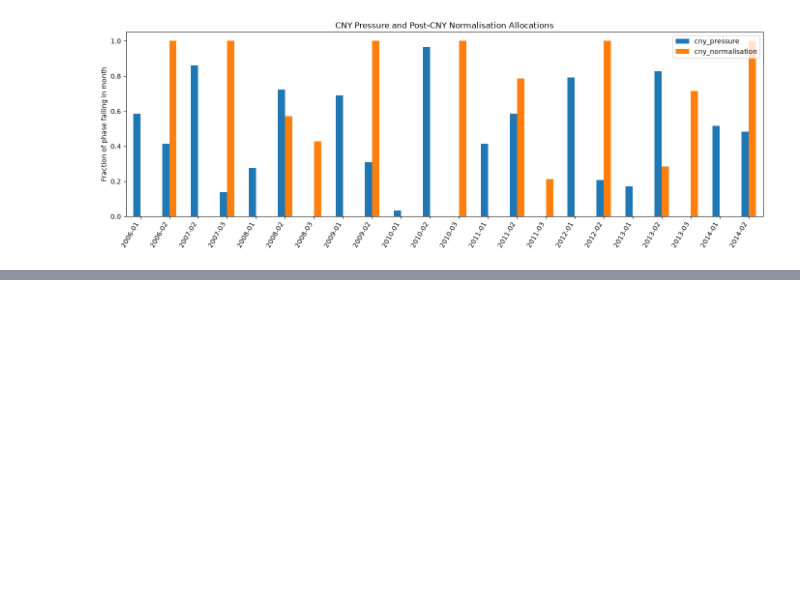
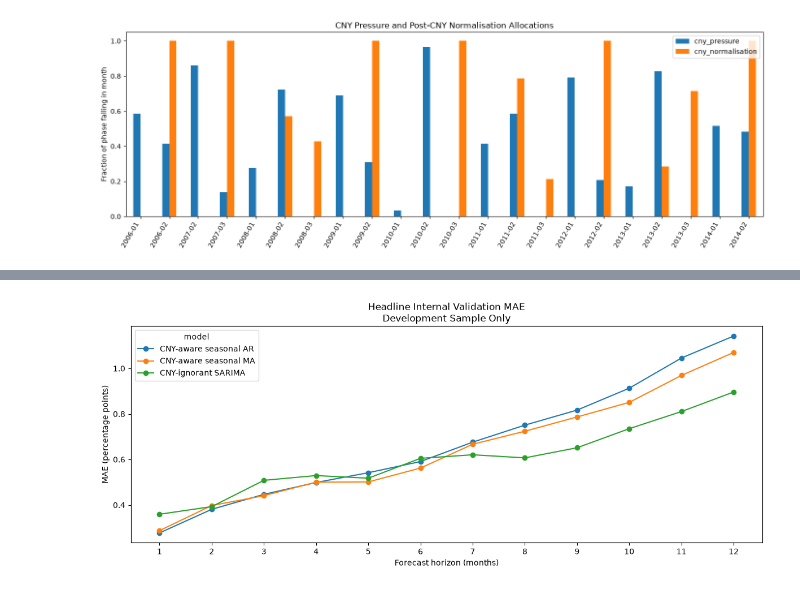
Before and after one commit to DarrenTay3142/DS607-Project---China-Inflation-Forecasting, a Jupyter notebook: notebooks/03_sarima_development.ipynb, the cells around one changed output, grey strips where cells are left out. Cells and saved outputs as stored; diff of their text form; code cells hidden in the pictures; blank space fills up the shorter version.

```diff
--- a/notebooks/03_sarima_development.ipynb
+++ b/notebooks/03_sarima_development.ipynb
@@ -1779,0 +2718,26 @@ plt.show()
+# %%
+headline_mae_plot = (
+    headline_internal_metrics.pivot(
+        index="horizon",
+        columns="model",
+        values="mae",
+    )
+)
+
+ax = headline_mae_plot.plot(
+    marker="o",
+    figsize=(12, 5),
+    title=(
+        "Headline Internal Validation MAE\n"
+        "Development Sample Only"
+    ),
+)
+
+ax.set_xlabel("Forecast horizon (months)")
+ax.set_ylabel("MAE (percentage points)")
+ax.set_xticks(range(1, 13))
+
+plt.tight_layout()
+plt.show()
+# %% [output]
+[figure, added]
```
Also changed, not shown: parts of 67 cells of this notebook, 5 other files.
